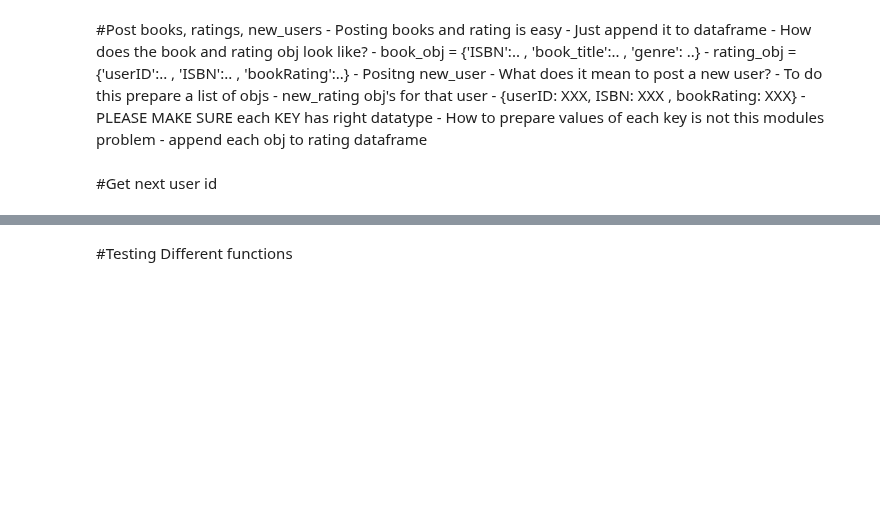
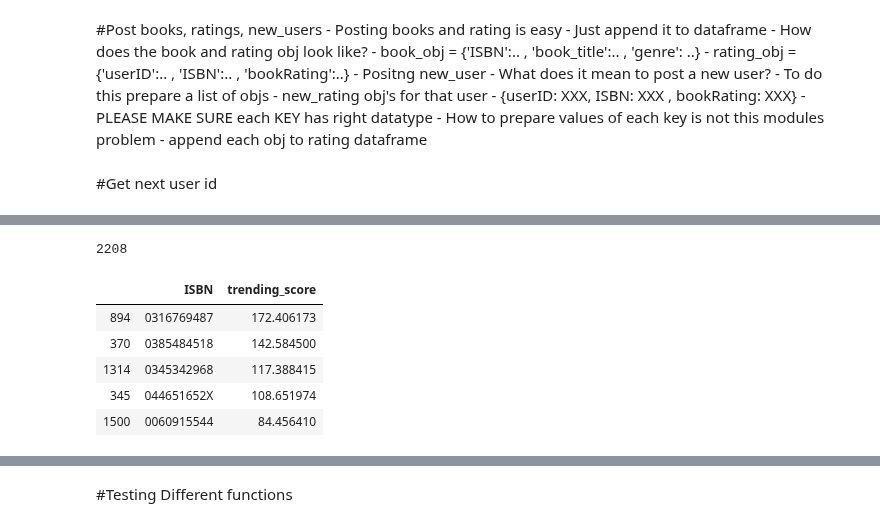
Before and after one commit to Pager07/Book-Recommendation, a Jupyter notebook: flaskblog/SVDHomeWork.ipynb, the cells around one changed output, grey strips where cells are left out. Drawn from its saved outputs; the diff is of its cells as text; code cells hidden in the pictures; blank space fills up the shorter version.

```diff
--- a/flaskblog/SVDHomeWork.ipynb
+++ b/flaskblog/SVDHomeWork.ipynb
@@ -259,0 +337,10 @@ False
+# %%
+get_trending_table().head()
+# %% [output]
+2208
+|  | ISBN | trending_score |
+| 894 | 0316769487 | 172.406173 |
+| 370 | 0385484518 | 142.584500 |
+| 1314 | 0345342968 | 117.388415 |
+| 345 | 044651652X | 108.651974 |
+| 1500 | 0060915544 | 84.456410 |
```
Also changed, not shown: parts of 17 cells of this notebook, 4 other files.
